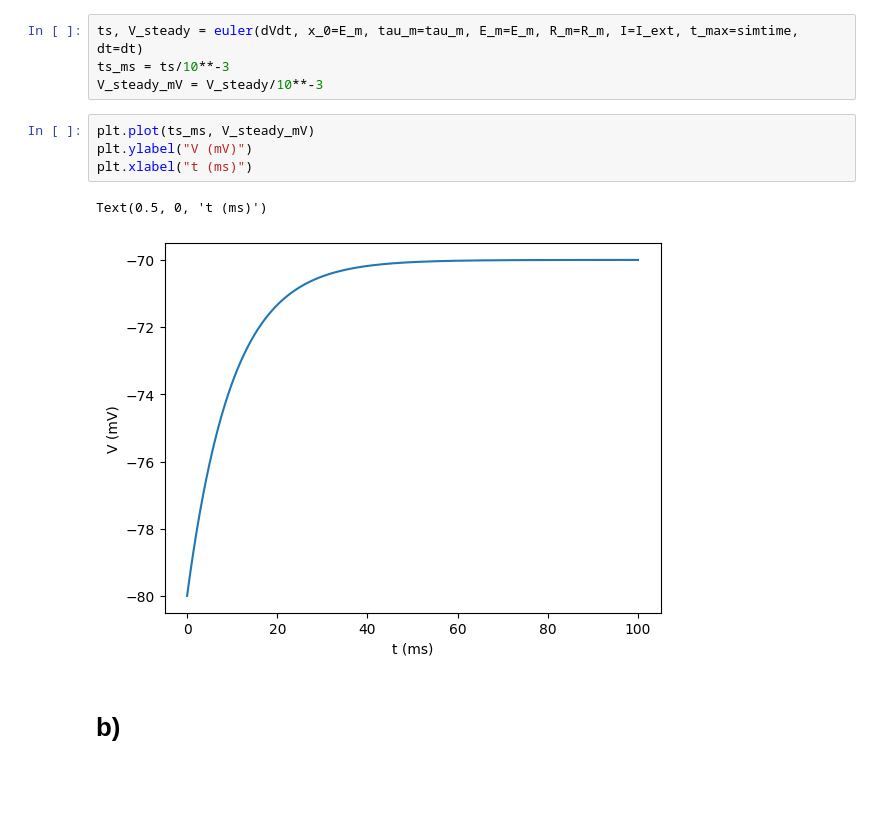
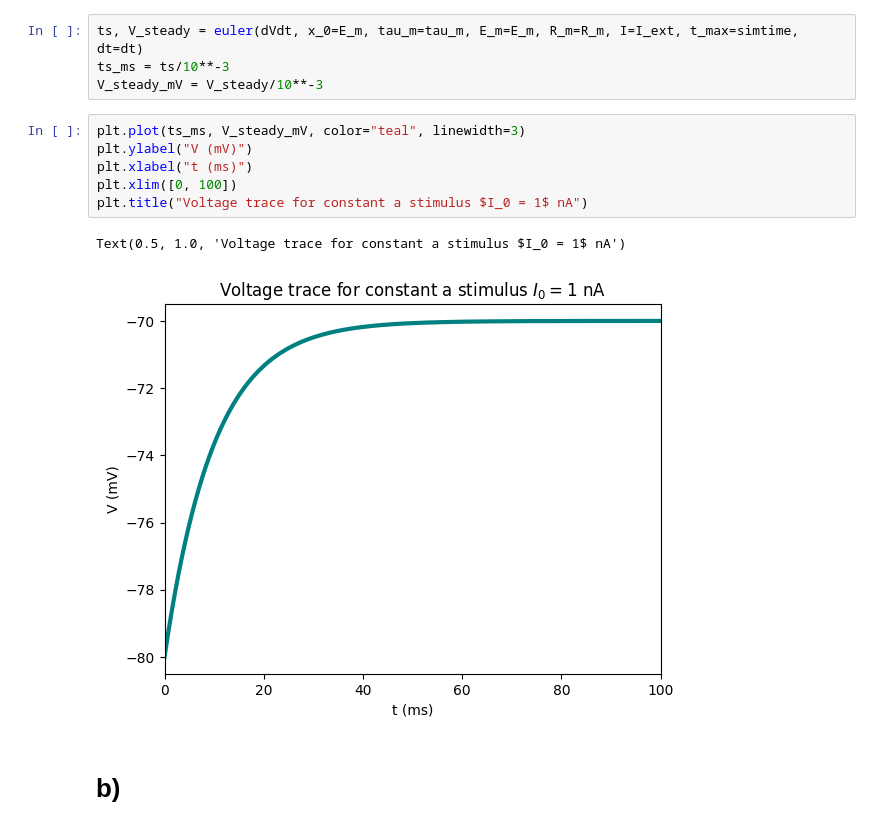
Before and after one commit to janovovo/MNS_CP_Part2, a Jupyter notebook: CP4_Jano.ipynb, the cells around one changed output. Drawn from its saved outputs; the diff is of its cells as text; blank space fills up the shorter version.

```diff
--- a/CP4_Jano.ipynb
+++ b/CP4_Jano.ipynb
@@ -144,12 +148,14 @@ ts, V_steady = euler(dVdt, x_0=E_m, tau_m=tau_m, E_m=E_m, R_m=R_m, I=I_ext, t_ma
 ts_ms = ts/10**-3
 V_steady_mV = V_steady/10**-3
 # %%
-plt.plot(ts_ms, V_steady_mV)
+plt.plot(ts_ms, V_steady_mV, color="teal", linewidth=3)
 plt.ylabel("V (mV)")
 plt.xlabel("t (ms)")
+plt.xlim([0, 100])
+plt.title("Voltage trace for constant a stimulus $I_0 = 1$ nA")
 # %% [output]
-Text(0.5, 0, 't (ms)')
+Text(0.5, 1.0, 'Voltage trace for constant a stimulus $I_0 = 1$ nA')
-[figure, old version]
+[figure, new version]
 # %% [markdown]
 # b)
 # %%
```
Also changed, not shown: parts of 9 cells of this notebook.
